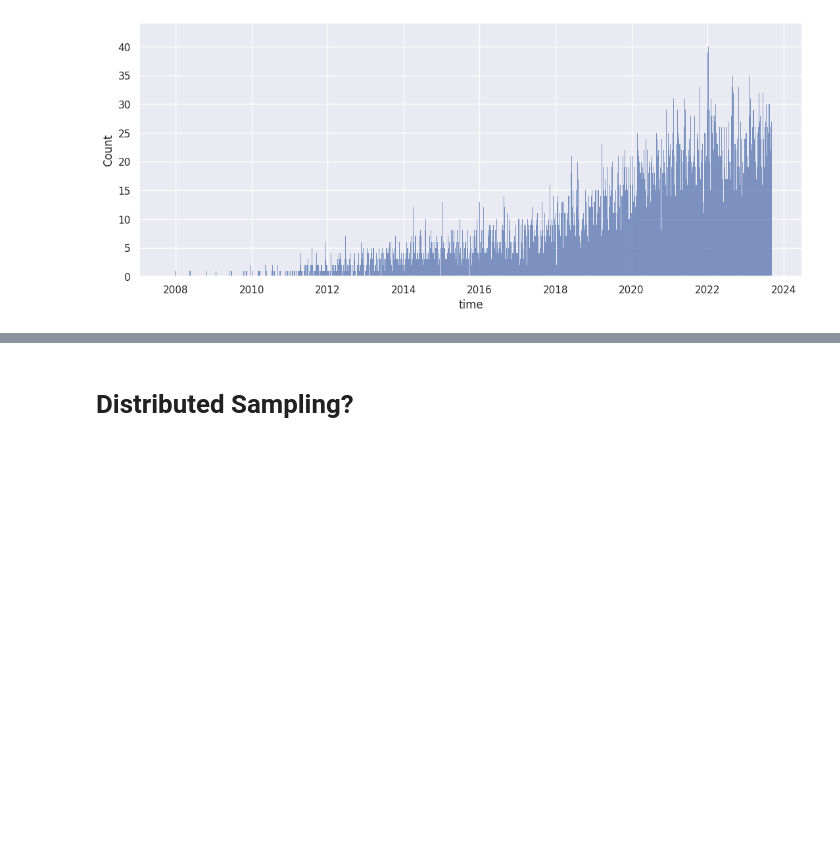
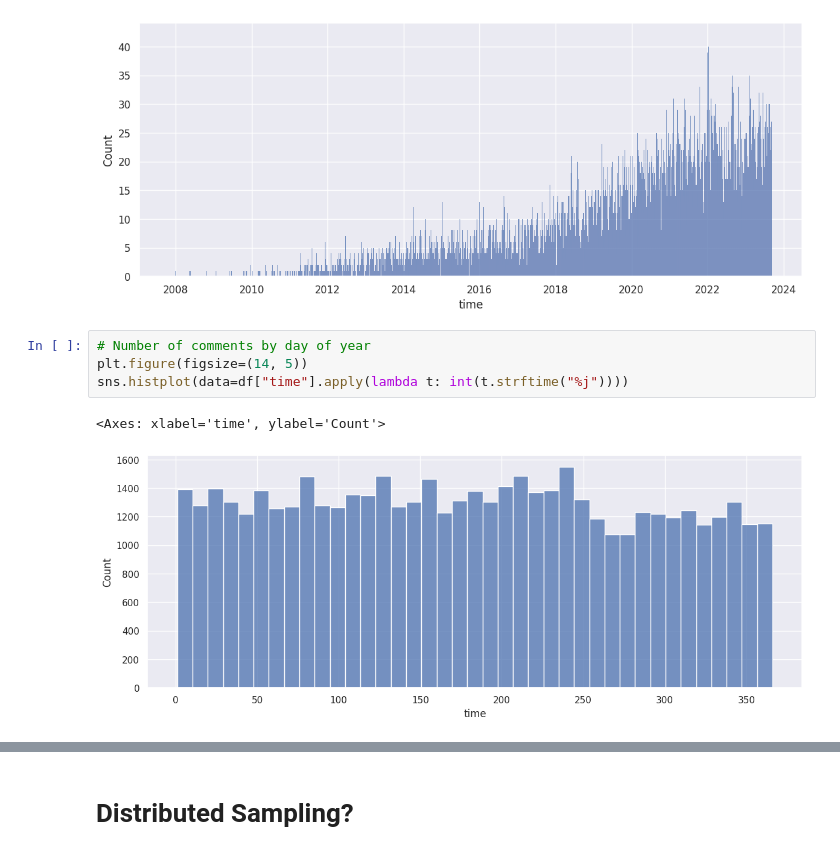
Before and after one commit to gems-cyberlang/cyberlang-learning, a Jupyter notebook: praw-comments-script/praw-playground.ipynb, the cells around one changed output, grey strips where cells are left out. Saved outputs shown, nothing was run; the diff lists cells and outputs as text; blank space fills up the shorter version.

Commit message:
Add graph for comments for each day of week

```diff
--- a/praw-comments-script/praw-playground.ipynb
+++ b/praw-comments-script/praw-playground.ipynb
@@ -286,3 +286,10 @@ sns.histplot(data=df, x="time", binwidth=timedelta(days=30))
 # %% [output]
 <Axes: xlabel='time', ylabel='Count'>
 [figure]
+# %%
+# Number of comments by day of year
+plt.figure(figsize=(14, 5))
+sns.histplot(data=df["time"].apply(lambda t: int(t.strftime("%j"))))
+# %% [output]
+<Axes: xlabel='time', ylabel='Count'>
+[figure, added]
```
Also changed, not shown: parts of 1 cell of this notebook.
